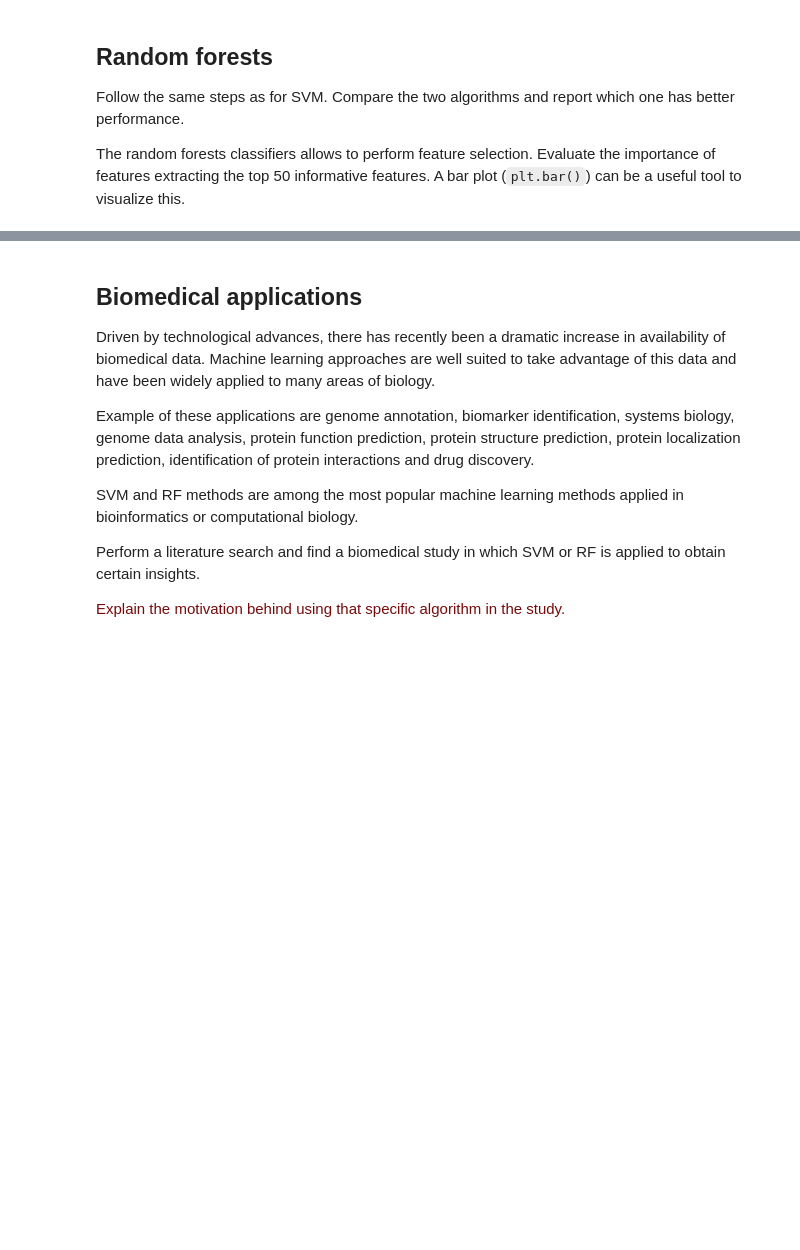
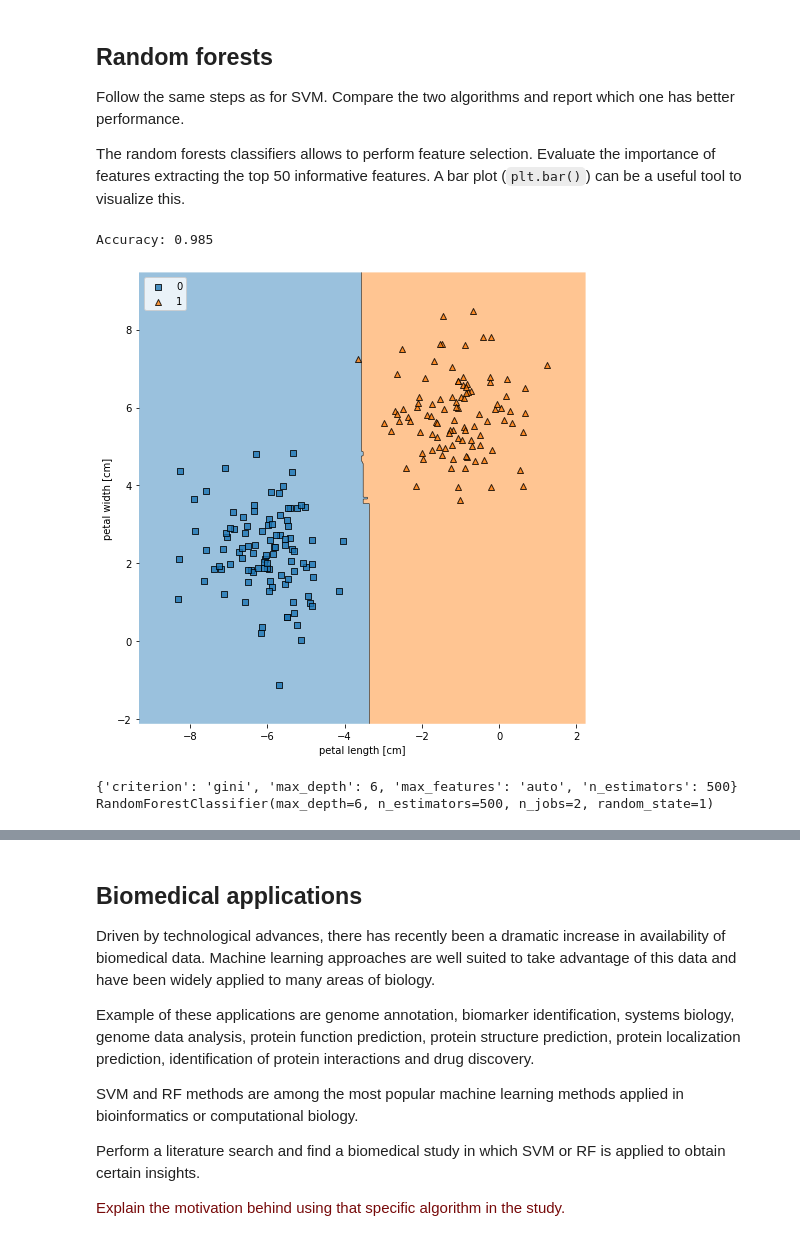
Before and after one commit to mennocromwijk/Machine_Learning, a Jupyter notebook: practicals/week_6.ipynb, the cells around one changed output, grey strips where cells are left out. Saved outputs shown, nothing was run; the diff lists cells and outputs as text; code cells hidden in the pictures; blank space fills up the shorter version.

```diff
--- a/practicals/week_6.ipynb
+++ b/practicals/week_6.ipynb
@@ -267,3 +267,67 @@ weighted avg       0.82      0.86      0.84        49
 Follow the same steps as for SVM. Compare the two algorithms and report which one has better performance.
 
 The random forests classifiers allows to perform feature selection. Evaluate the importance of features extracting the top 50 informative features. A bar plot (`plt.bar()`) can be a useful tool to visualize this.
+# %%
+import numpy as np
+import matplotlib.pyplot as plt
+from sklearn.metrics import accuracy_score
+from mlxtend.plotting import plot_decision_regions
+
+# data generation: linearly separable
+X, Y = make_blobs(n_samples=200, centers=2, n_features=2, random_state=1234)
+X = pd.DataFrame(X, columns=['x1', 'x2'])
+
+# splitting data into training and test set
+X_train, X_test, Y_train, Y_test = train_test_split(X, Y, test_size=0.33, random_state=333)
+
+import numpy as np
+import matplotlib.pyplot as plt
+
+# build the model
+model_rf = RandomForestClassifier()
+model_rf.fit(X_train, Y_train)
+
+y_pred = model.predict(X_test)
+print('Accuracy: %.3f' % accuracy_score(Y_test, y_pred))
+
+X_combined = np.vstack((X_train, X_test))
+y_combined = np.hstack((Y_train, Y_test))
+
+#
+# plot_decision_regions function takes "forest" as classifier
+#
+fig, ax = plt.subplots(figsize=(7, 7))
+plot_decision_regions(X_combined, y_combined, clf=model)
+plt.xlabel('petal length [cm]')
+plt.ylabel('petal width [cm]')
+plt.legend(loc='upper left')
+plt.tight_layout()
+plt.show()
+# %% [output]
+Accuracy: 0.985
+[figure, added]
+# %%
+drug_values = drug_response.values
+drug_values[drug_values>0] = 1
+drug_values[drug_values<0] = 0
+drug_response.iloc[:,0]= drug_values
+X_train, X_test, Y_train, Y_test = train_test_split(gene_expression, drug_response, test_size=0.33, random_state=333)
+
+model2 = RandomForestClassifier(criterion='gini',
+                                 n_estimators=5,
+                                 random_state=1,
+                                 n_jobs=2)
+param_grid = {
+    'n_estimators': [200, 500],
+    'max_features': ['auto', 'sqrt', 'log2'],
+    'max_depth' : [4,5,6,7,8],
+    'criterion' :['gini', 'entropy']
+}
+
+clf_rf = GridSearchCV(estimator=model2, param_grid =param_grid, cv= 5)
+clf_rf.fit(X_train,Y_train.values.ravel())
+print(clf_rf.best_params_)
+print(clf_rf.best_estimator_)
+# %% [output]
+{'criterion': 'gini', 'max_depth': 6, 'max_features': 'auto', 'n_estimators': 500}
+RandomForestClassifier(max_depth=6, n_estimators=500, n_jobs=2, random_state=1)
```
Also changed, not shown: parts of 2 cells of this notebook.
